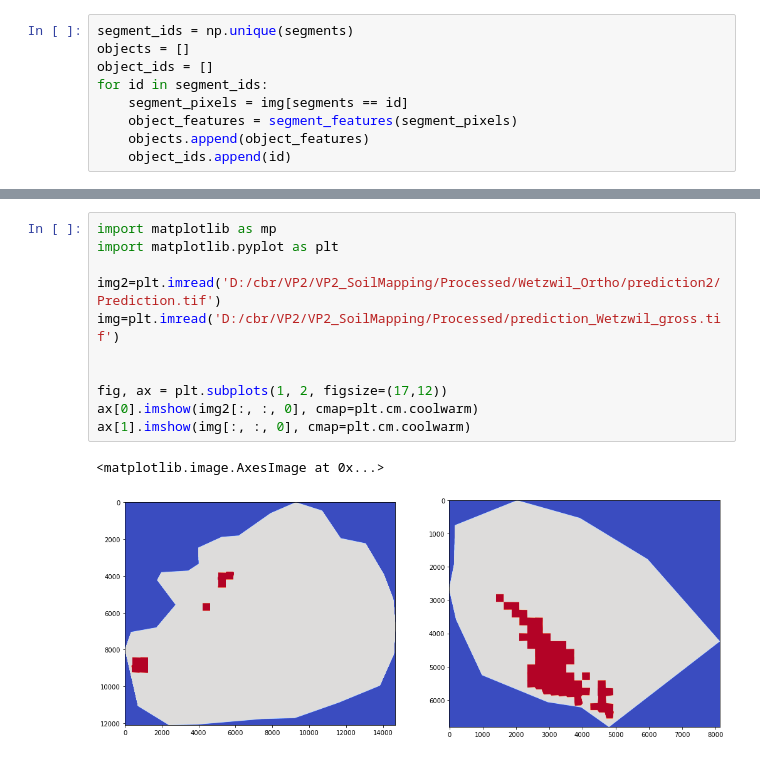
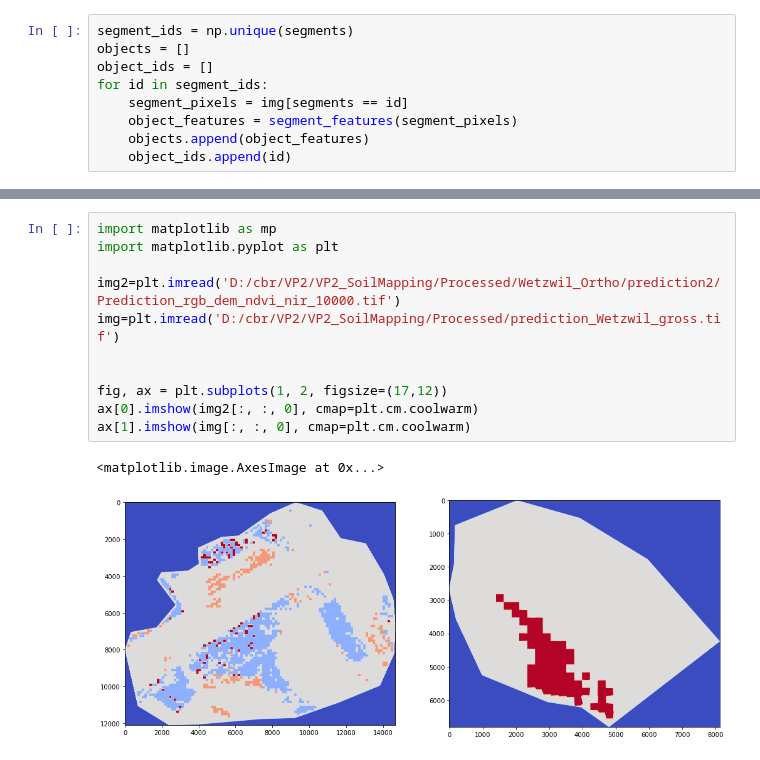
Before and after one commit to carobro/VP2_SoilMapping, a Jupyter notebook: Code/Model_Transfer.ipynb, the cells around one changed output, grey strips where cells are left out. Cells and saved outputs as stored; diff of their text form.

```diff
--- a/Code/Model_Transfer.ipynb
+++ b/Code/Model_Transfer.ipynb
@@ -102,14 +112,14 @@ Done
 # %%
 import matplotlib as mp
 import matplotlib.pyplot as plt
 
-img2=plt.imread('D:/cbr/VP2/VP2_SoilMapping/Processed/Wetzwil_Ortho/prediction2/Prediction.tif')
+img2=plt.imread('D:/cbr/VP2/VP2_SoilMapping/Processed/Wetzwil_Ortho/prediction2/Prediction_rgb_dem_ndvi_nir_10000.tif')
 img=plt.imread('D:/cbr/VP2/VP2_SoilMapping/Processed/prediction_Wetzwil_gross.tif')
 
 
 fig, ax = plt.subplots(1, 2, figsize=(17,12))
 ax[0].imshow(img2[:, :, 0], cmap=plt.cm.coolwarm)
 ax[1].imshow(img[:, :, 0], cmap=plt.cm.coolwarm)
 # %% [output]
 <matplotlib.image.AxesImage at 0x...>
-[figure, old version]
+[figure, new version]
```
Also changed, not shown: parts of 3 cells of this notebook, 55 other files.
